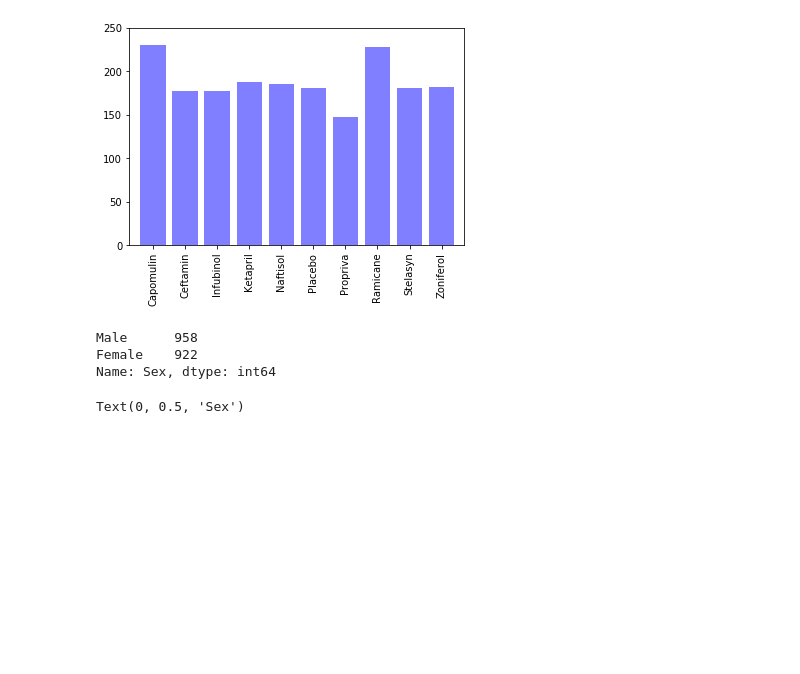
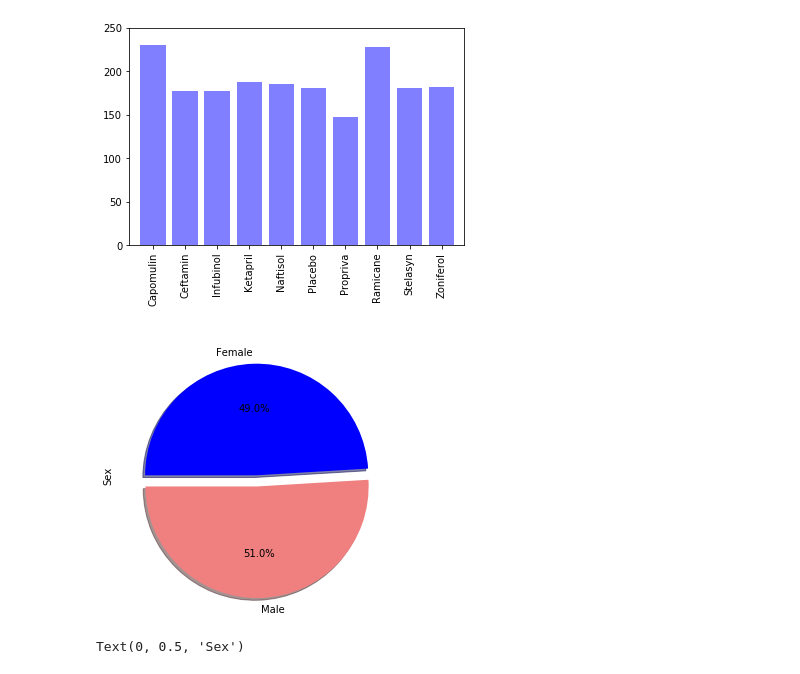
Before and after one commit to temidolan/Matplotlib_Challenge, a Jupyter notebook: Pymaceuticals/pymaceuticals_tumor_homework.ipynb, the cells around one changed output. Drawn from its saved outputs; the diff is of its cells as text; code cells hidden in the pictures; blank space fills up the shorter version.

```diff
--- a/Pymaceuticals/pymaceuticals_tumor_homework.ipynb
+++ b/Pymaceuticals/pymaceuticals_tumor_homework.ipynb
@@ -182,14 +182,12 @@ plt.ylim(0, max(mice_treatment_bar)+ 20)
 # %%
 # Generate a pie plot showing the distribution of female versus male mice using pandas
 female_male=clean_data_df["Sex"].value_counts()
 female_male.head()
-# explode=[0.1,0]
-# colors=["lightcoral","blue"]
-# plot=female_male.plot.pie(figsize=(5,7), colors=colors, startangle=180,explode=explode, shadow= True,autopct= "%.1f%%")
+explode=[0.1,0]
+colors
+plot=female_male.plot.pie(figsize=(5,7), colors=colors, startangle=180,explode=explode, shadow= True,autopct= "%.1f%%")
 # %% [output]
-Male      958
-Female    922
-Name: Sex, dtype: int64
+[figure, added]
 # %%
 # Generate a pie plot showing the distribution of female versus male mice using pyplot
 female_male=clean_data_df["Sex"].value_counts()
```
